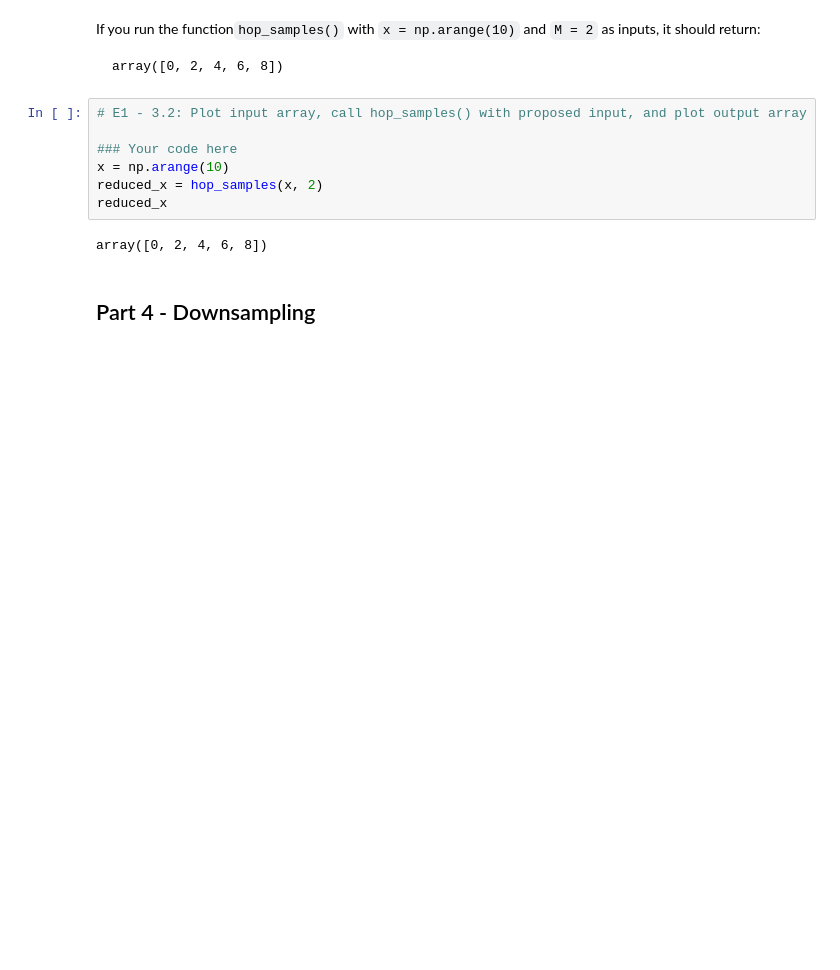
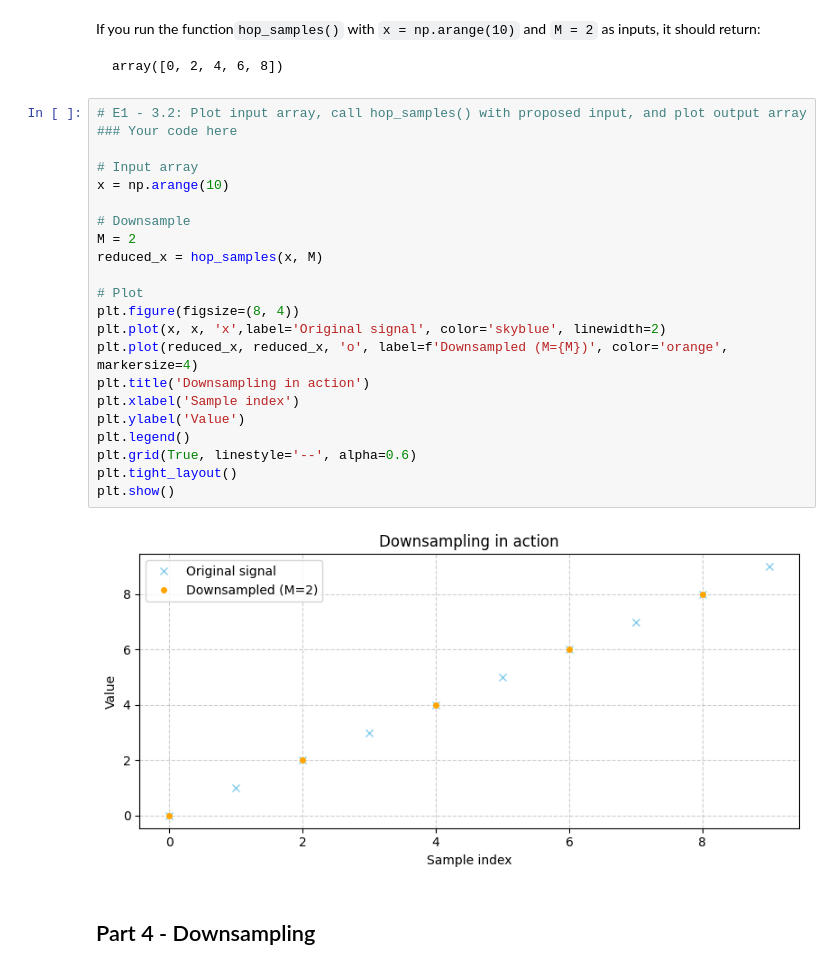
Before and after one commit to inesbroto/sms-tools-materials, a Jupyter notebook: exercises/E1-Python-and-sounds.ipynb, the cells around one changed output. Saved outputs shown, nothing was run; the diff lists cells and outputs as text; blank space fills up the shorter version.

````diff
--- a/exercises/E1-Python-and-sounds.ipynb
+++ b/exercises/E1-Python-and-sounds.ipynb
@@ -131,13 +152,28 @@ array([0, 2, 4, 6, 8])
 ```
 # %%
 # E1 - 3.2: Plot input array, call hop_samples() with proposed input, and plot output array
+### Your code here
 
-### Your code here
+# Input array
 x = np.arange(10)
-reduced_x = hop_samples(x, 2)
-reduced_x
+
+# Downsample
+M = 2
+reduced_x = hop_samples(x, M)
+
+# Plot
+plt.figure(figsize=(8, 4))
+plt.plot(x, x, 'x',label='Original signal', color='skyblue', linewidth=2)
+plt.plot(reduced_x, reduced_x, 'o', label=f'Downsampled (M={M})', color='orange', markersize=4)
+plt.title('Downsampling in action')
+plt.xlabel('Sample index')
+plt.ylabel('Value')
+plt.legend()
+plt.grid(True, linestyle='--', alpha=0.6)
+plt.tight_layout()
+plt.show()
 # %% [output]
-array([0, 2, 4, 6, 8])
+[figure, added]
 # %% [markdown]
 ## Part 4 - Downsampling
 # %% [markdown]
````
Also changed, not shown: parts of 9 cells of this notebook.
